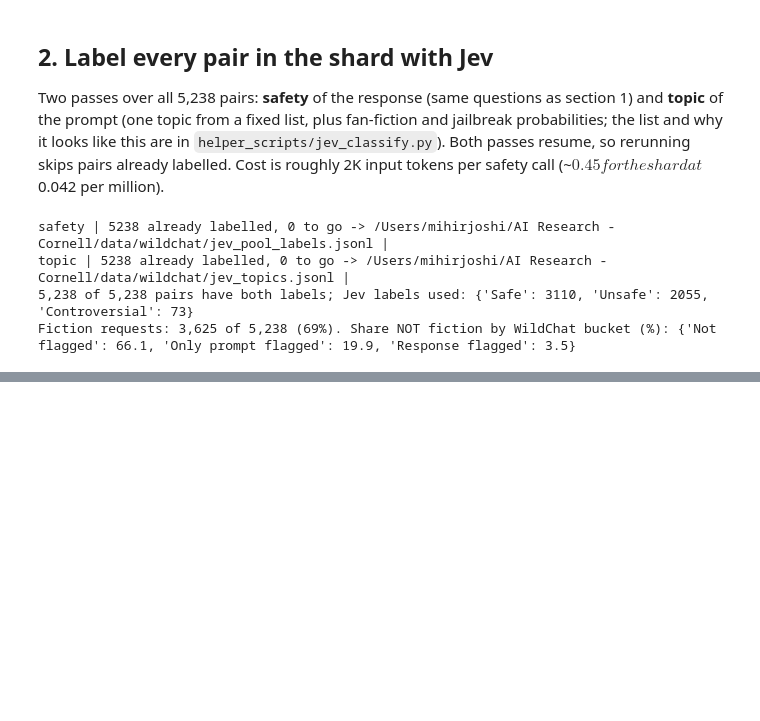
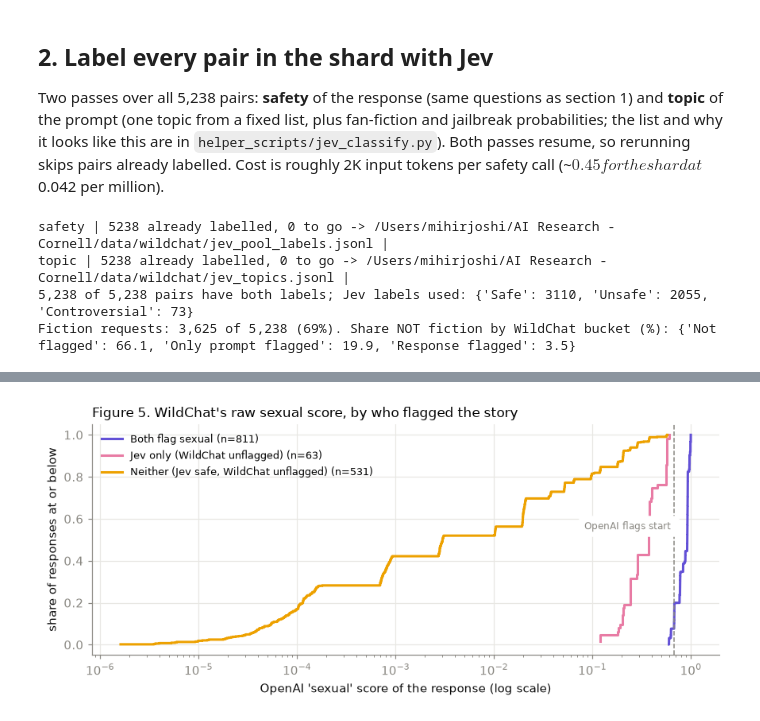
Before and after one commit to mihirjoshi2025-code/Output-Diversity-Research, a Jupyter notebook: notebooks/04_jev_vs_qwen3guard_wildchat_responses.ipynb, the cells around one changed output, grey strips where cells are left out. Saved outputs shown, nothing was run; the diff lists cells and outputs as text; code cells hidden in the pictures; blank space fills up the shorter version.

```diff
--- a/notebooks/04_jev_vs_qwen3guard_wildchat_responses.ipynb
+++ b/notebooks/04_jev_vs_qwen3guard_wildchat_responses.ipynb
@@ -279,12 +359,0 @@ Two prompt openings per topic for each kind of disagreement. Text may be explici
-# %%
-SHOW_TEXT = True
-if SHOW_TEXT:
-    for topic in by.index:
-        d = fic[fic.topic == topic]
-        for label, mask in [("WildChat safe, Jev unsafe", (d.wc_bucket == "Not flagged") & d.jev_unsafe),
-                            ("WildChat flagged, Jev safe", d.response_toxic & ~d.jev_unsafe)]:
-            ex = d[mask]
-            if len(ex):
-                print(f"--- {topic} | {label} ({len(ex)})")
-                for p in ex.sample(min(2, len(ex)), random_state=0).prompt:
-                    print("   ", snippet(p))
@@ -320,0 +563,27 @@ Jev's topic label to filter stories in notebook 03. (c) Scale to more shards wit
+# %%
+import numpy as np
+
+cat = "Sexual Content or Sexual Acts"
+groups = {  # colour per group; light colours get direct labels (validated palette, contrast WARN -> labels + table)
+    "Both flag sexual": (fic[f"wc:{cat}"] & fic[f"jev:{cat}"], "#6250d6"),
+    "Jev only (WildChat unflagged)": ((fic.wc_bucket == "Not flagged") & fic[f"jev:{cat}"], "#e87ba4"),
+    "Neither (Jev safe, WildChat unflagged)": ((fic.wc_bucket == "Not flagged") & ~fic.jev_unsafe, "#eda100"),
+}
+fig, ax = plt.subplots(figsize=(8, 3.6))
+for name, (mask, color) in groups.items():
+    v = np.sort(fic.loc[mask, f"score:{cat}"].clip(lower=1e-6).to_numpy())
+    yv = np.arange(1, len(v) + 1) / len(v)
+    ax.step(v, yv, where="post", color=color, linewidth=2, label=f"{name} (n={len(v)})")
+ax.legend(frameon=False, loc="upper left", fontsize=8.5)
+ax.axvline(fic.loc[fic[f"wc:{cat}"], f"score:{cat}"].quantile(0.10), color=MUTED, linestyle="--", linewidth=1)
+ax.text(fic.loc[fic[f"wc:{cat}"], f"score:{cat}"].quantile(0.10), 0.55, "OpenAI flags start ", color=MUTED,
+        fontsize=8, ha="right", backgroundcolor="white")
+ax.set_xscale("log")
+ax.set_xlabel("OpenAI 'sexual' score of the response (log scale)")
+ax.set_ylabel("share of responses at or below")
+ax.grid(axis="x", color="#e8e7e3")
+ax.set_title("Figure 5. WildChat's raw sexual score, by who flagged the story", loc="left", fontsize=11)
+fig.tight_layout()
+plt.show()
+# %% [output]
+[figure, added]
```
Also changed, not shown: parts of 34 cells of this notebook, 2 other files.
